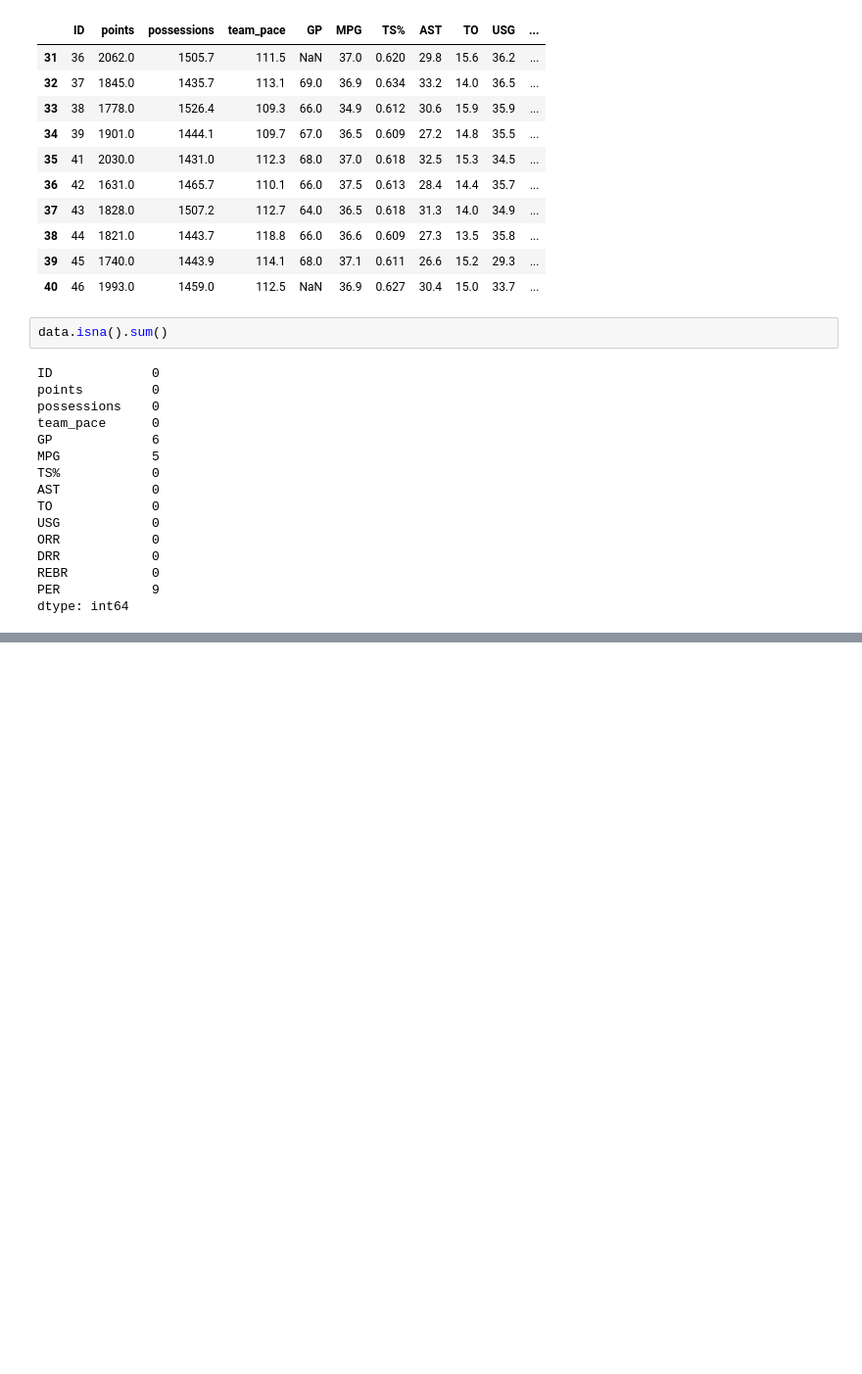
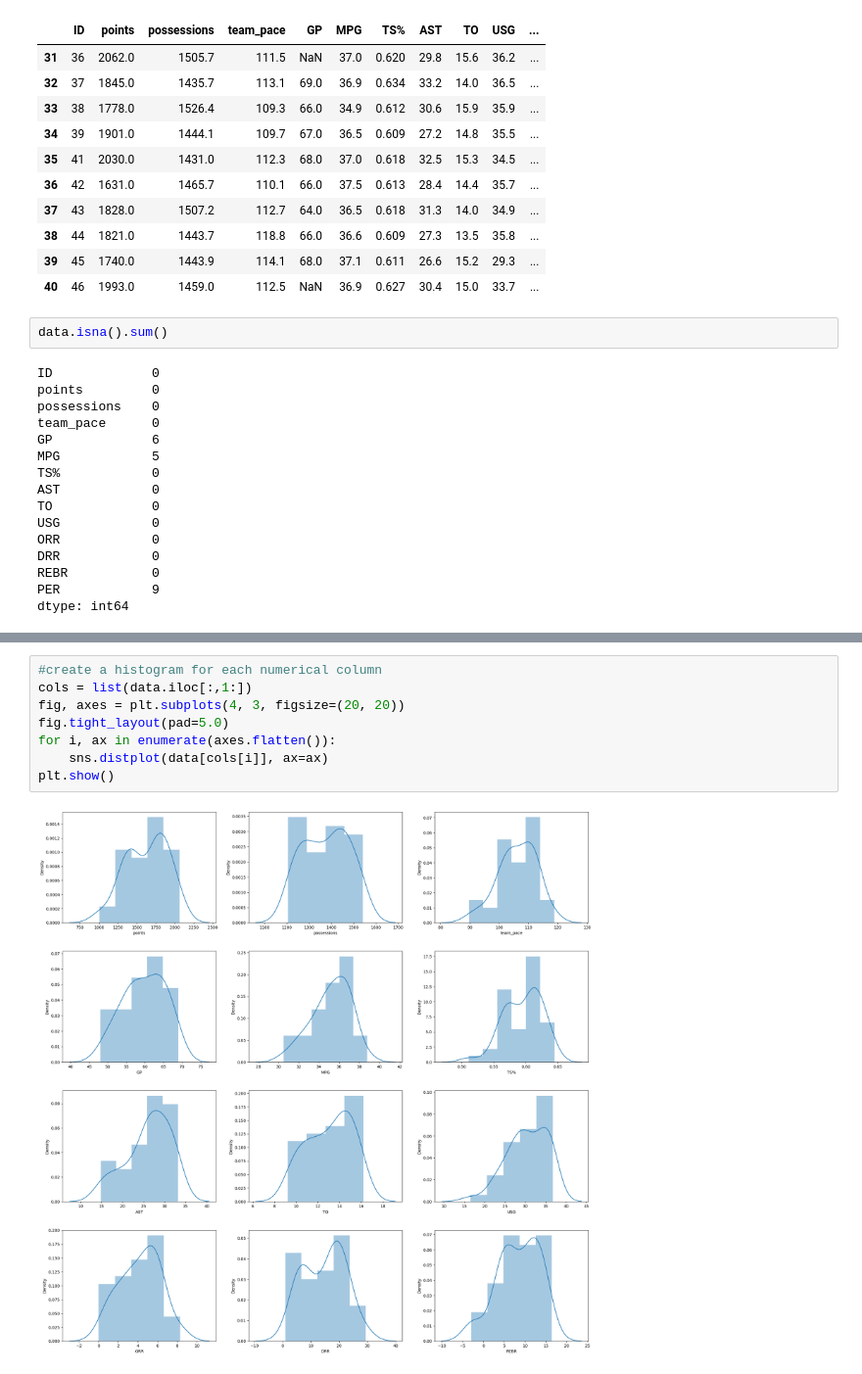
Before and after one commit to Mfundo-debug/space-jam-anl, a Jupyter notebook: space-jam.ipynb, the cells around one changed output, grey strips where cells are left out. Shown at 98% size. Drawn from its saved outputs; the diff is of its cells as text; blank space fills up the shorter version.

```diff
--- a/space-jam.ipynb
+++ b/space-jam.ipynb
@@ -319,0 +324,10 @@ dtype: int64
+# %%
+#create a histogram for each numerical column
+cols = list(data.iloc[:,1:])
+fig, axes = plt.subplots(4, 3, figsize=(20, 20))
+fig.tight_layout(pad=5.0)
+for i, ax in enumerate(axes.flatten()):
+    sns.distplot(data[cols[i]], ax=ax)
+plt.show()
+# %% [output]
+[figure, added]
```
Also changed, not shown: parts of 2 cells of this notebook.
